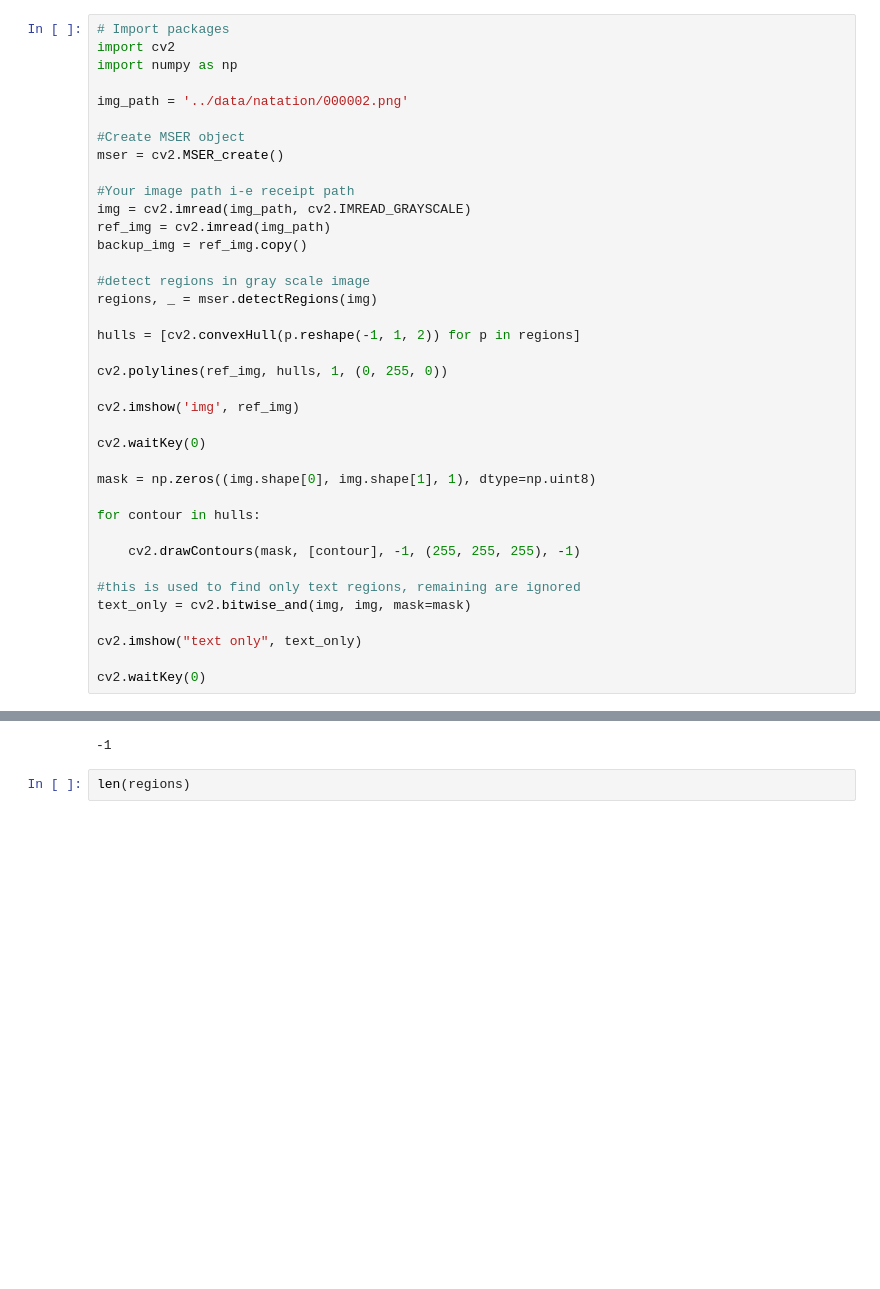
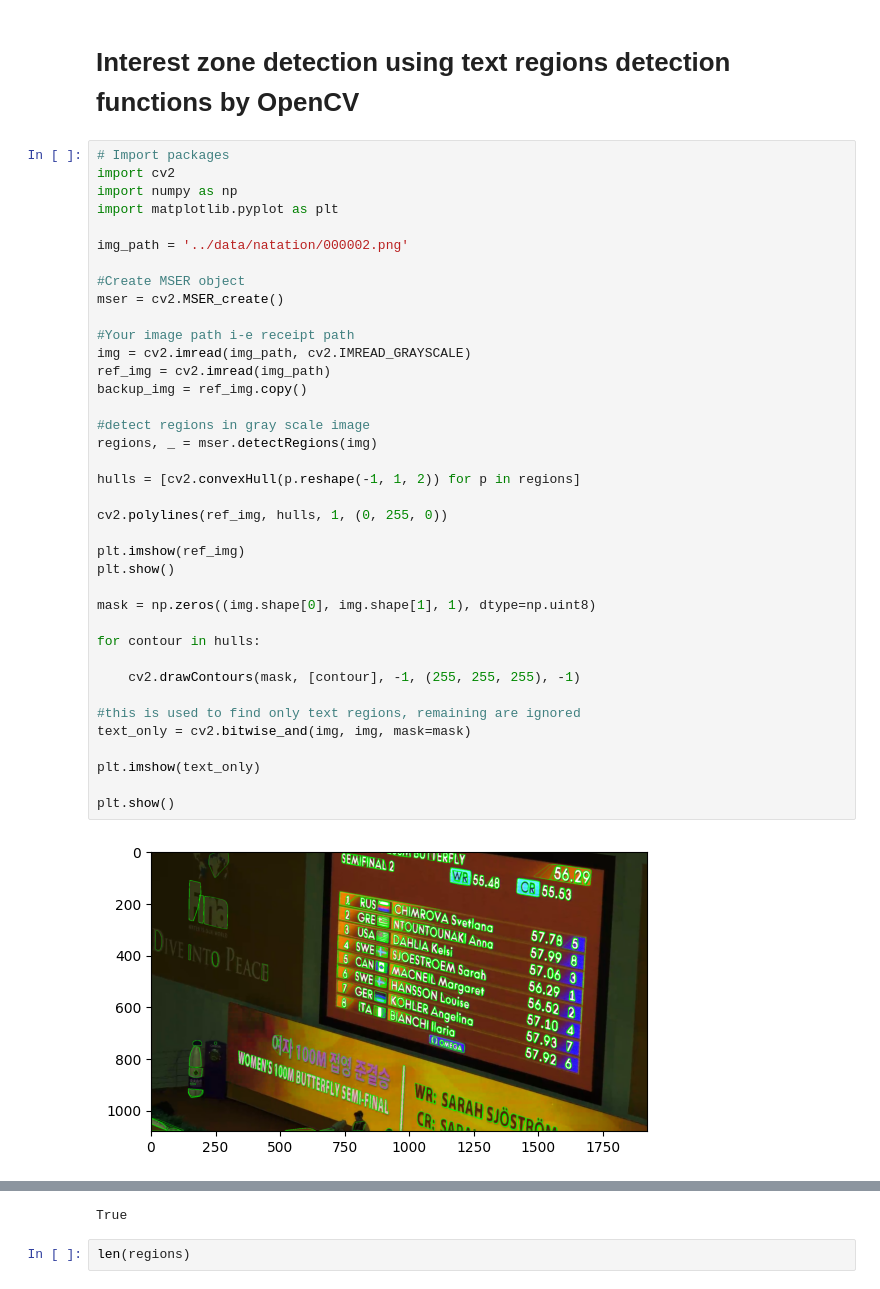
Before and after one commit to Itim-B/sports_scr, a Jupyter notebook: notebooks/tests-opencv-detection.ipynb, the cells around one changed output, grey strips where cells are left out. Saved outputs shown, nothing was run; the diff lists cells and outputs as text; blank space fills up the shorter version.

Commit message:
update opencv detection notebooks

```diff
--- a/notebooks/tests-opencv-detection.ipynb
+++ b/notebooks/tests-opencv-detection.ipynb
@@ -1,39 +1,42 @@
+# %% [markdown]
+<h1>Interest zone detection using text regions detection functions by OpenCV</h1>
 # %%
 # Import packages
 import cv2
 import numpy as np
+import matplotlib.pyplot as plt
 
 img_path = '../data/natation/000002.png'
 
 #Create MSER object
 mser = cv2.MSER_create()
 
 #Your image path i-e receipt path
 img = cv2.imread(img_path, cv2.IMREAD_GRAYSCALE)
 ref_img = cv2.imread(img_path)
 backup_img = ref_img.copy()
 
 #detect regions in gray scale image
 regions, _ = mser.detectRegions(img)
 
 hulls = [cv2.convexHull(p.reshape(-1, 1, 2)) for p in regions]
 
 cv2.polylines(ref_img, hulls, 1, (0, 255, 0))
 
-cv2.imshow('img', ref_img)
-
-cv2.waitKey(0)
+plt.imshow(ref_img)
+plt.show()
 
 mask = np.zeros((img.shape[0], img.shape[1], 1), dtype=np.uint8)
 
 for contour in hulls:
 
     cv2.drawContours(mask, [contour], -1, (255, 255, 255), -1)
 
 #this is used to find only text regions, remaining are ignored
 text_only = cv2.bitwise_and(img, img, mask=mask)
 
-cv2.imshow("text only", text_only)
+plt.imshow(text_only)
 
-cv2.waitKey(0)
+plt.show()
 # %% [output]
+[figure, added]
@@ -40,4 +44,4 @@ cv2.waitKey(0)
--1
+True
 # %%
 len(regions)
 # %% [output]
```
Also changed, not shown: parts of 9 cells of this notebook.
